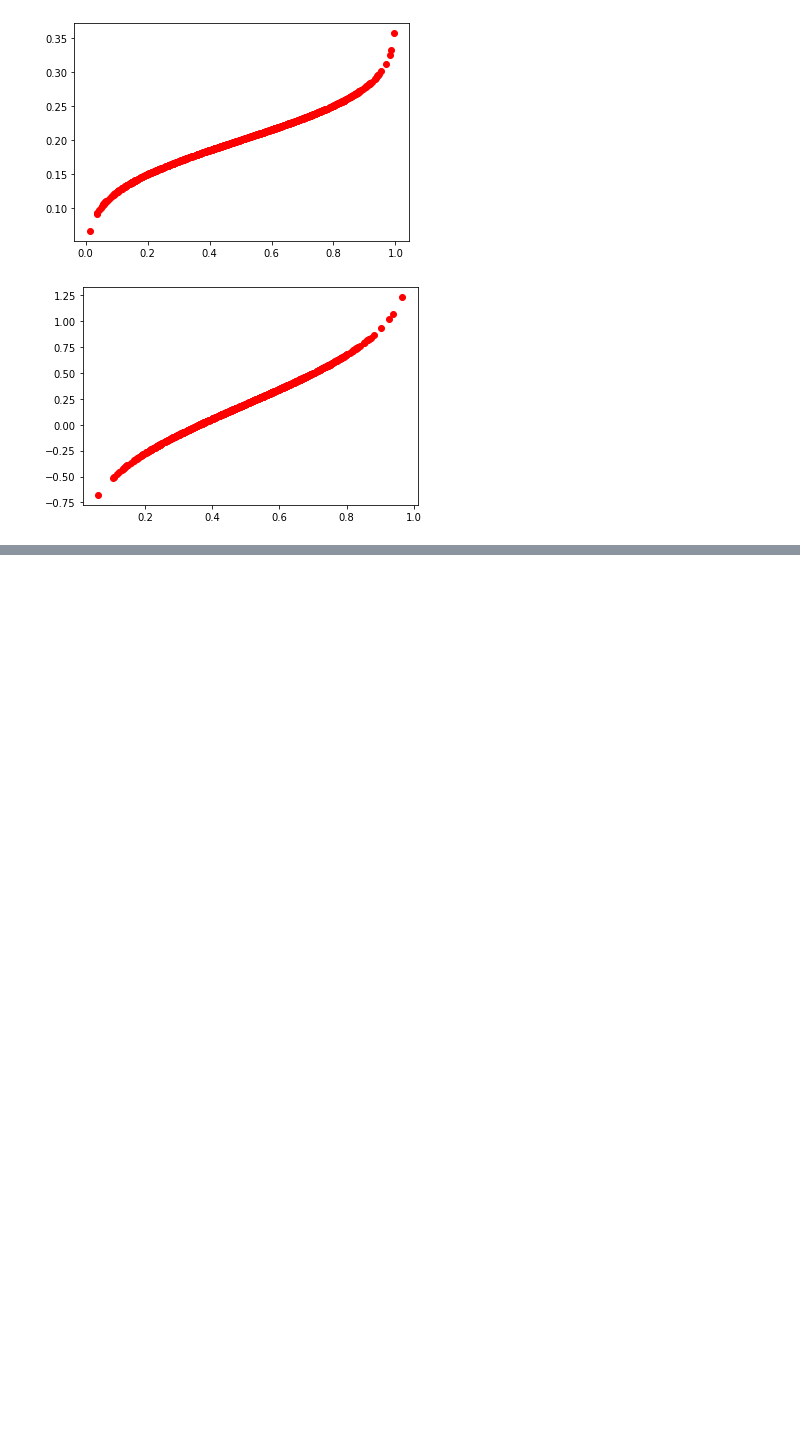
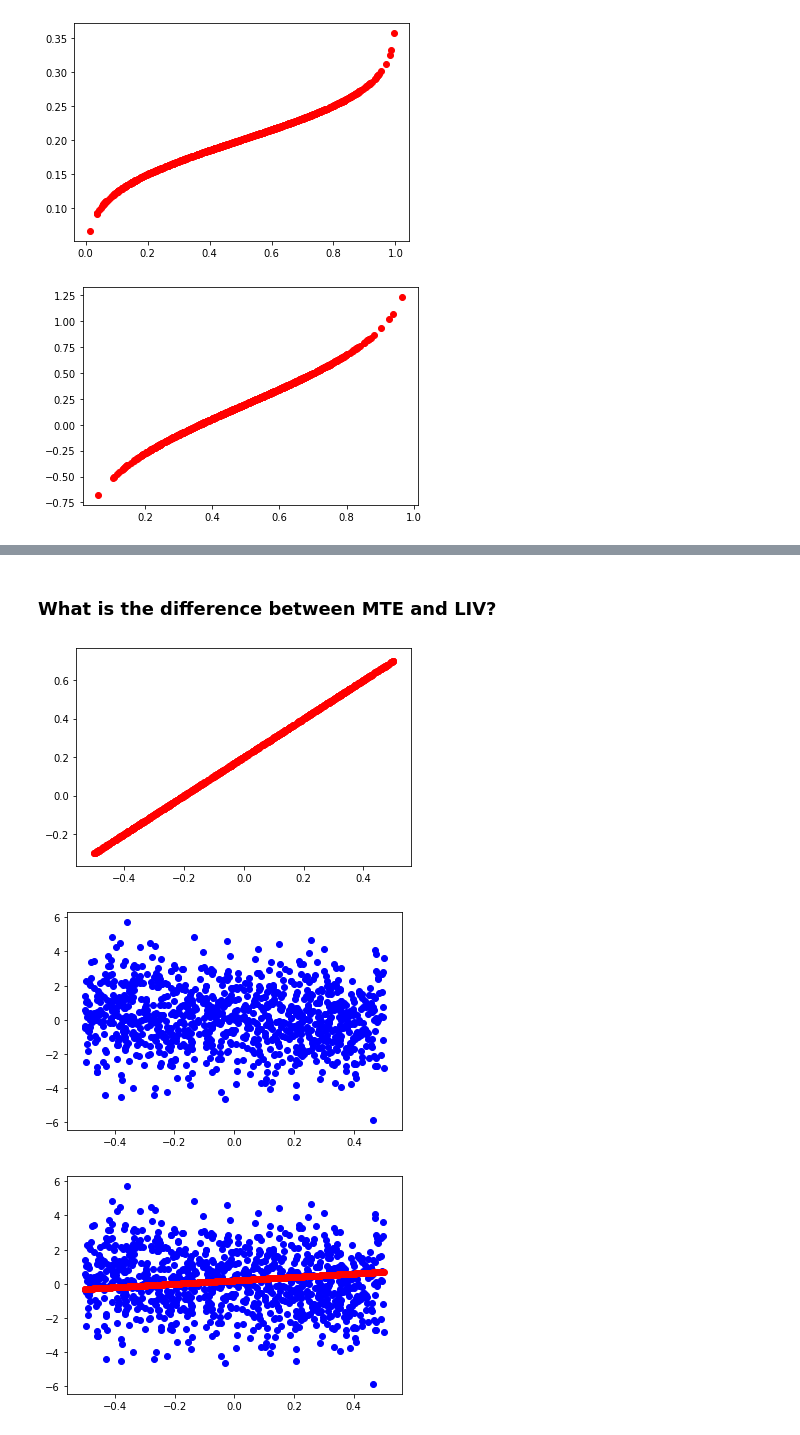
Before and after one commit to jeannesorin/Skwad, a Jupyter notebook: Empirical Analysis III/Problem Sets/Heckman Pset 3/Code_ChaseJeanneTom.ipynb, the cells around one changed output, grey strips where cells are left out. Cells and saved outputs as stored; diff of their text form; code cells hidden in the pictures; blank space fills up the shorter version.

```diff
--- a/Empirical Analysis III/Problem Sets/Heckman Pset 3/Code_ChaseJeanneTom.ipynb
+++ b/Empirical Analysis III/Problem Sets/Heckman Pset 3/Code_ChaseJeanneTom.ipynb
@@ -206,0 +217,2 @@ compute_MTE(N, α, β, minmax_baseline[0], minmax_baseline[1], mean, conf7)
+# %% [markdown]
+### What is the difference between MTE and LIV?
@@ -206,0 +221,20 @@ compute_MTE(N, α, β, minmax_baseline[0], minmax_baseline[1], mean, conf7)
+# %%
+# C. Compute objective and subjective Treatment effects
+def treat_effect_f(Y1, Y0, C, U1, U0, UC):
+    obj = β + Z
+    subj = Y1 - Y0 - C     #eq: β + Z + U1 - U0 - UC
+    return(obj, subj)
+# %%
+obj, subj = treat_effect_f(Y1, Y0, C, U1, U0, UC)
+# %%
+plt.scatter(Z, obj, c="red")
+plt.show()
+plt.scatter(Z, subj, c="blue")
+plt.show()
+plt.scatter(Z, subj, c="blue")
+plt.scatter(Z, obj, c="red")
+plt.show()
+# %% [output]
+[figure, added]
+[figure, added]
+[figure, added]
```
Also changed, not shown: parts of 10 cells of this notebook, 1 other file.
